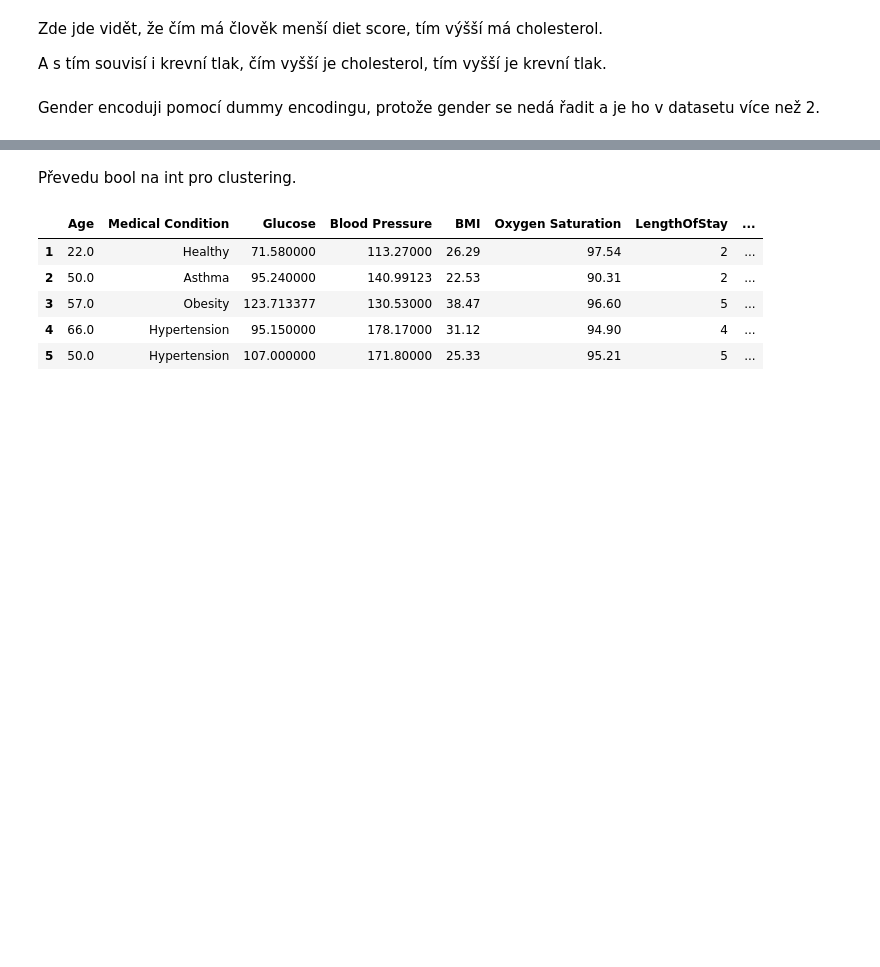
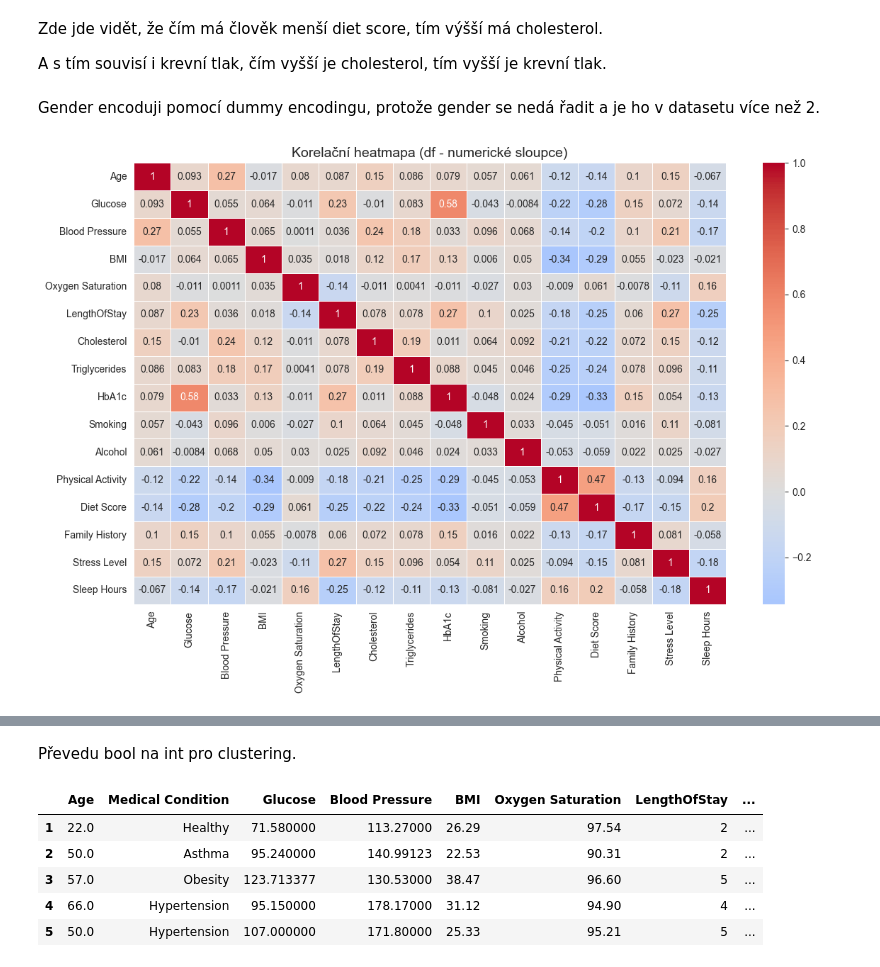
Before and after one commit to Ajraa/SU, a Jupyter notebook: project.ipynb, the cells around one changed output, grey strips where cells are left out. Drawn from its saved outputs; the diff is of its cells as text; code cells hidden in the pictures; blank space fills up the shorter version.

Commit message:
Přidání heatmap, finální finální finální dokončení clusteringu

```diff
--- a/project.ipynb
+++ b/project.ipynb
@@ -319,3 +319,14 @@ Zde jde vidět, že čím má člověk menší diet score, tím výšší má ch
 A s tím souvisí i krevní tlak, čím vyšší je cholesterol, tím vyšší je krevní tlak.
 # %% [markdown]
 Gender encoduji pomocí dummy encodingu, protože gender se nedá řadit a je ho v datasetu více než 2.
+# %%
+numeric_cols = df.select_dtypes(include=['float64', 'float32', 'int64', 'int32']).columns.tolist()
+corr = df[numeric_cols].corr()
+
+plt.figure(figsize=(12, 8))
+sns.heatmap(corr, cmap='coolwarm', annot=True, center=0, linewidths=0.5)
+plt.title('Korelační heatmapa (df - numerické sloupce)', fontsize=14)
+plt.tight_layout()
+plt.show()
+# %% [output]
+[figure, added]
```
Also changed, not shown: parts of 1 cell of this notebook.
